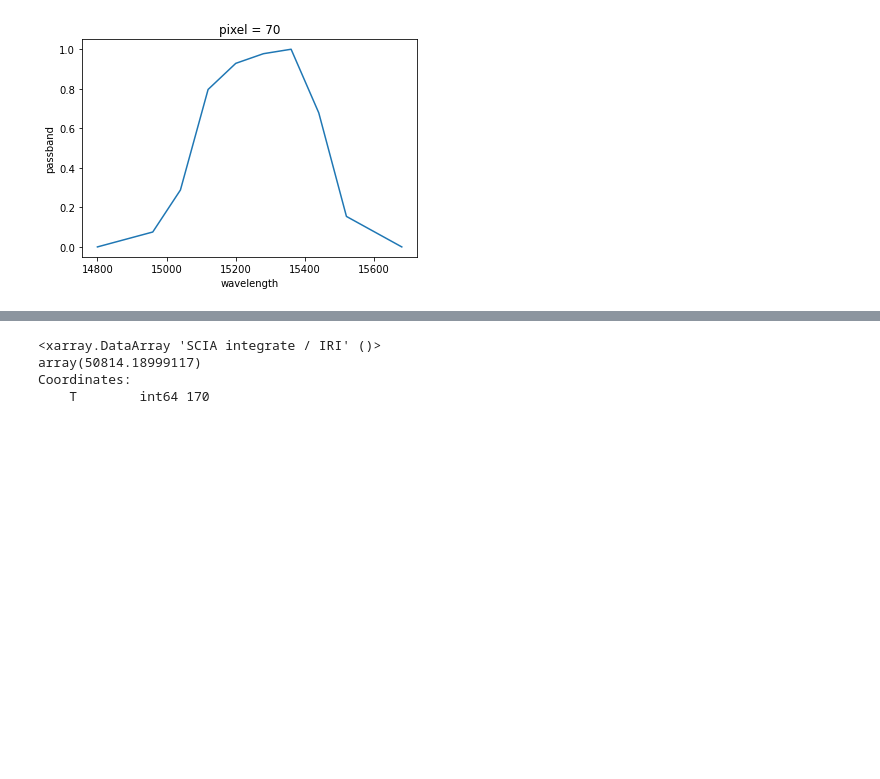
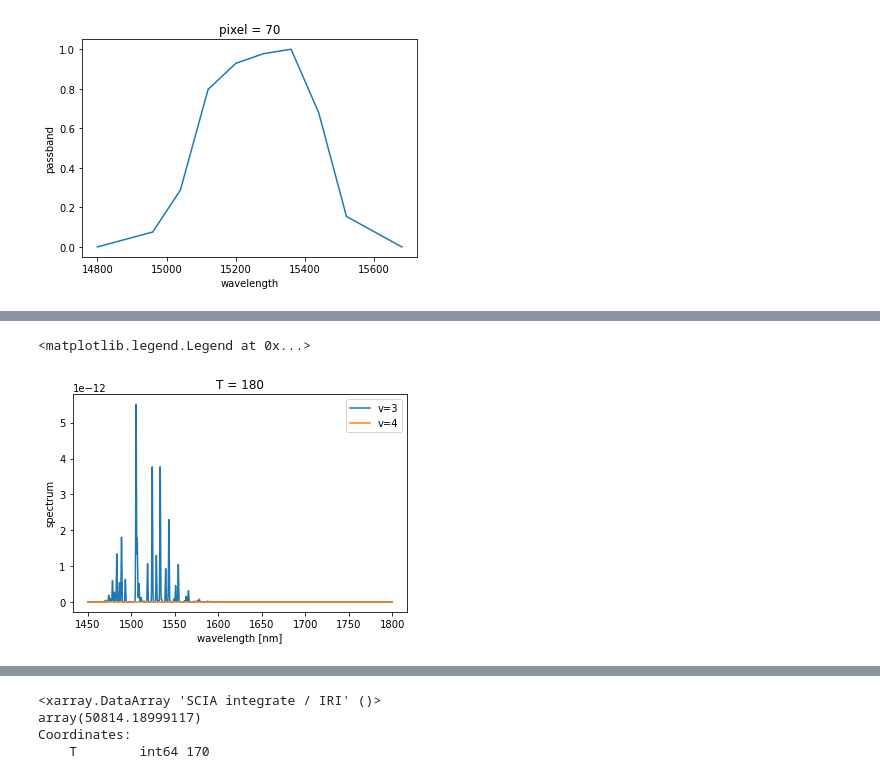
Before and after one commit to Anqi-Li/iris_oh, a Jupyter notebook: OHoverlap.ipynb, the cells around one changed output, grey strips where cells are left out. Saved outputs shown, nothing was run; the diff lists cells and outputs as text; code cells hidden in the pictures; blank space fills up the shorter version.

```diff
--- a/OHoverlap.ipynb
+++ b/OHoverlap.ipynb
@@ -190,6 +190,20 @@ for temp in temps:
             spectrum += intens[i]*gauss((wavelengths-wave[i]),0.9)
     spectra.append(spectrum)
     ratio.append((spectrum*passband).sum()/spectrum.sum())
+# %%
+ds4 = xa.Dataset(dict(spectrum=(('T', 'wavelength'), spectra),
+                    T=(('T'), temps, dict(units='K')),
+                    wavelength=(('wavelength',), wavelengths, dict(units='nm')),
+                    ratio=(('T',), ratio),
+                    passband=(('wavelength',), passband)
+                    ))
+# %%
+ds3.spectrum.sel(T=180).plot(label='v=3')
+ds4.spectrum.sel(T=180).plot(yscale='linear', label='v=4')
+plt.legend()
+# %% [output]
+<matplotlib.legend.Legend at 0x...>
+[figure, added]
 # %%
 ds = xa.Dataset(dict(spectrum=(('T', 'wavelength'), spectra),
                     T=(('T'), temps, dict(units='K')),
```
Also changed, not shown: parts of 3 cells of this notebook.
